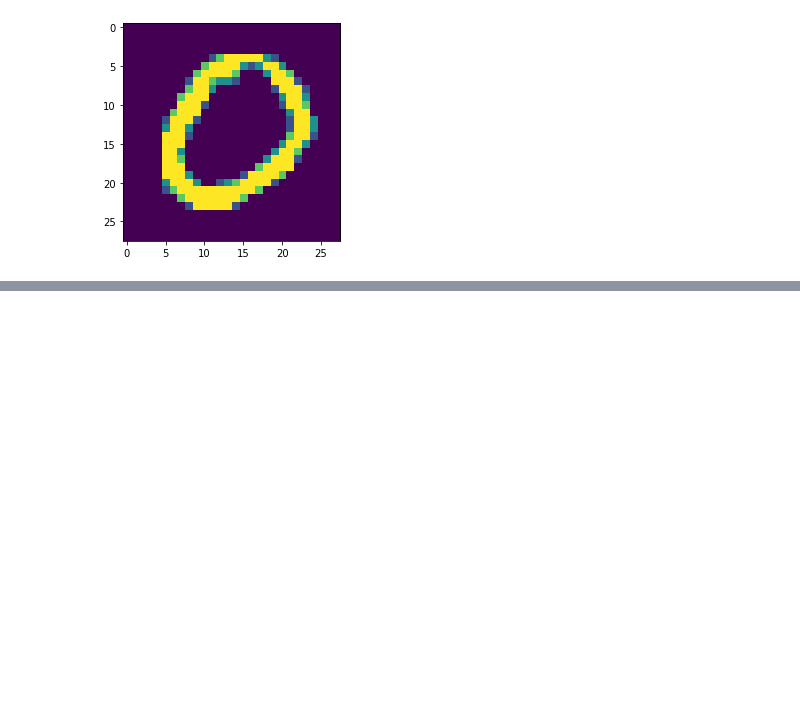
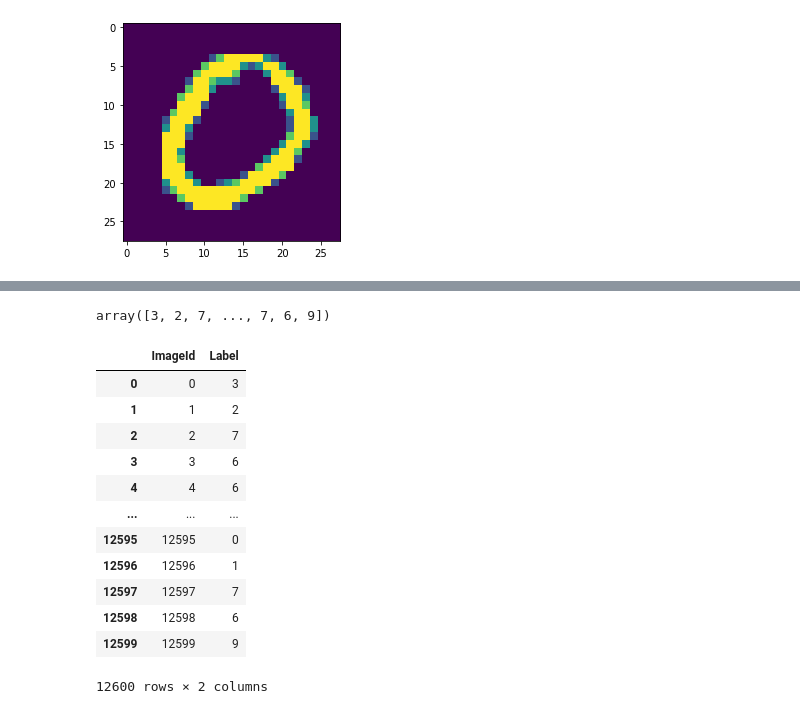
Before and after one commit to NgTuanLoc/Deep-Learnirng, a Jupyter notebook: Handwriting regconition/MNIST Digits.ipynb, the cells around one changed output, grey strips where cells are left out. Drawn from its saved outputs; the diff is of its cells as text; code cells hidden in the pictures; blank space fills up the shorter version.

```diff
--- a/Handwriting regconition/MNIST Digits.ipynb
+++ b/Handwriting regconition/MNIST Digits.ipynb
@@ -121,0 +141,28 @@ Predicted label:  0
+# %%
+df_submission = pd.DataFrame()
+# %%
+df_submission['ImageId'] = [ i for i in range(len(answer))]
+# %%
+answer
+# %% [output]
+array([3, 2, 7, ..., 7, 6, 9])
+# %%
+df_submission['Label'] = answer
+# %%
+df_submission['ImageId'] = [i for i in range(len(df_submission))]
+# %%
+df_submission
+# %% [output]
+|  | ImageId | Label |
+| 0 | 0 | 3 |
+| 1 | 1 | 2 |
+| 2 | 2 | 7 |
+| 3 | 3 | 6 |
+| 4 | 4 | 6 |
+| ... | ... | ... |
+| 12595 | 12595 | 0 |
+| 12596 | 12596 | 1 |
+| 12597 | 12597 | 7 |
+| 12598 | 12598 | 6 |
+| 12599 | 12599 | 9 |
+12600 rows × 2 columns
```
Also changed, not shown: parts of 21 cells of this notebook, 5 other files.
